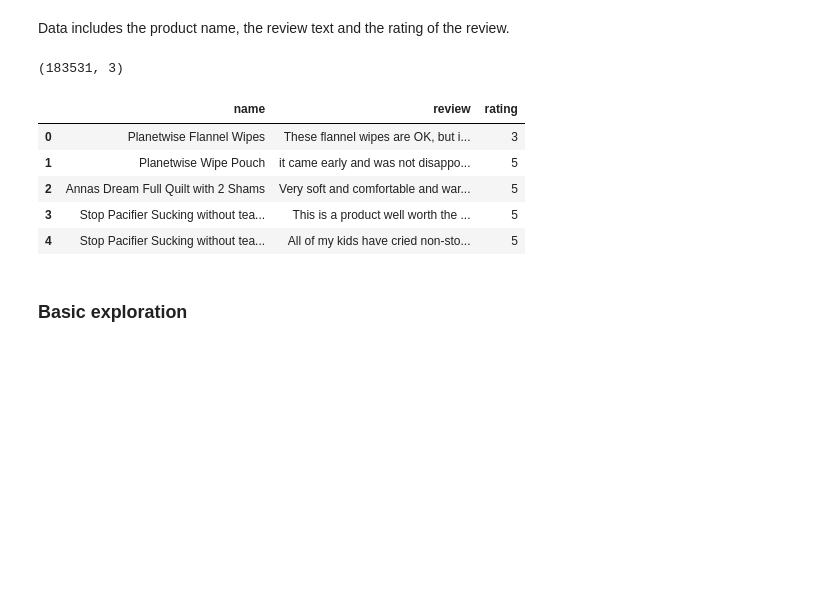
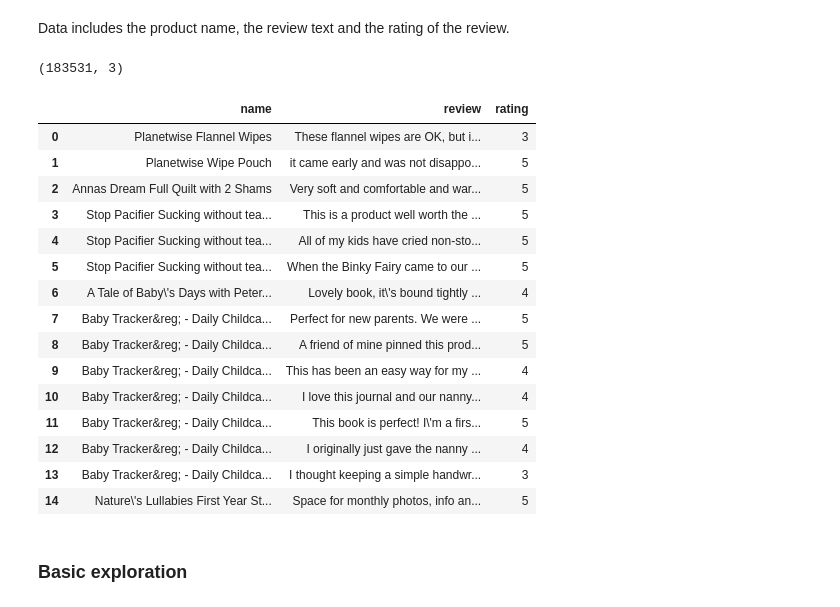
Before and after one commit to DheerajAgarwal/MachineLearning_UoW, a Jupyter notebook: Course1/Analyzing_Product_Sentiment.ipynb, the cells around one changed output. Cells and saved outputs as stored; diff of their text form; code cells hidden in the pictures; blank space fills up the shorter version.

```diff
--- a/Course1/Analyzing_Product_Sentiment.ipynb
+++ b/Course1/Analyzing_Product_Sentiment.ipynb
@@ -23,15 +23,25 @@ products = pd.read_csv("data/amazon_baby.csv")
 Data includes the product name, the review text and the rating of the review.
 # %%
 print(products.shape)
-products.head()
+products.head(15)
 # %% [output]
 (183531, 3)
 |  | name | review | rating |
 | 0 | Planetwise Flannel Wipes | These flannel wipes are OK, but i... | 3 |
 | 1 | Planetwise Wipe Pouch | it came early and was not disappo... | 5 |
 | 2 | Annas Dream Full Quilt with 2 Shams | Very soft and comfortable and war... | 5 |
 | 3 | Stop Pacifier Sucking without tea... | This is a product well worth the ... | 5 |
 | 4 | Stop Pacifier Sucking without tea... | All of my kids have cried non-sto... | 5 |
+| 5 | Stop Pacifier Sucking without tea... | When the Binky Fairy came to our ... | 5 |
+| 6 | A Tale of Baby\'s Days with Peter... | Lovely book, it\'s bound tightly ... | 4 |
+| 7 | Baby Tracker&reg; - Daily Childca... | Perfect for new parents. We were ... | 5 |
+| 8 | Baby Tracker&reg; - Daily Childca... | A friend of mine pinned this prod... | 5 |
+| 9 | Baby Tracker&reg; - Daily Childca... | This has been an easy way for my ... | 4 |
+| 10 | Baby Tracker&reg; - Daily Childca... | I love this journal and our nanny... | 4 |
+| 11 | Baby Tracker&reg; - Daily Childca... | This book is perfect! I\'m a firs... | 5 |
+| 12 | Baby Tracker&reg; - Daily Childca... | I originally just gave the nanny ... | 4 |
+| 13 | Baby Tracker&reg; - Daily Childca... | I thought keeping a simple handwr... | 3 |
+| 14 | Nature\'s Lullabies First Year St... | Space for monthly photos, info an... | 5 |
 # %% [markdown]
 ### Basic exploration
 # %% [markdown]
```
Also changed, not shown: parts of 19 cells of this notebook.
